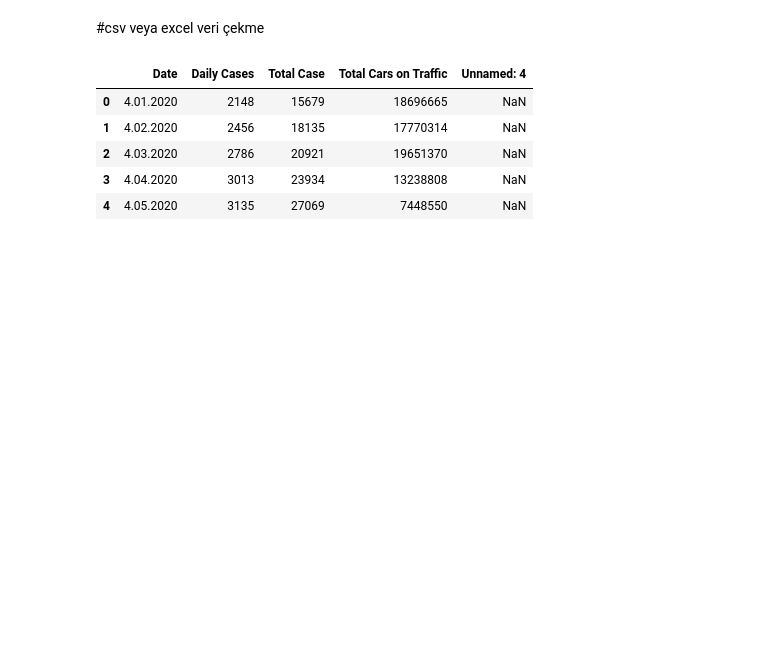
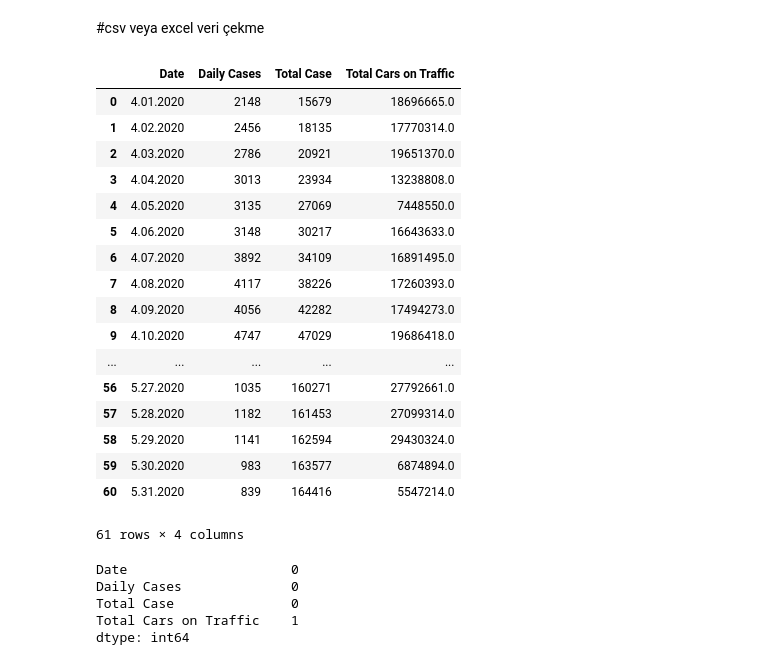
Before and after one commit to aydincakfirat/tby414-proje-grup-6, a Jupyter notebook: Test 1 korelasyon.ipynb, the cells around one changed output. Saved outputs shown, nothing was run; the diff lists cells and outputs as text; code cells hidden in the pictures; blank space fills up the shorter version.

```diff
--- a/Test 1 korelasyon.ipynb
+++ b/Test 1 korelasyon.ipynb
@@ -18,13 +18,33 @@ pwd
 # %% [markdown]
 #csv veya excel veri çekme
 # %%
-df = pd.read_csv("C:/Users/firat/NewFolder1/434.csv",sep=';')
+df = pd.read_csv("C:/Users/firat/NewFolder1/435.csv",sep=';')
 # %%
-df.head()
+df
 # %% [output]
-|  | Date | Daily Cases | Total Case | Total Cars on Traffic | Unnamed: 4 |
-| 0 | 4.01.2020 | 2148 | 15679 | 18696665 | NaN |
-| 1 | 4.02.2020 | 2456 | 18135 | 17770314 | NaN |
-| 2 | 4.03.2020 | 2786 | 20921 | 19651370 | NaN |
-| 3 | 4.04.2020 | 3013 | 23934 | 13238808 | NaN |
-| 4 | 4.05.2020 | 3135 | 27069 | 7448550 | NaN |
+|  | Date | Daily Cases | Total Case | Total Cars on Traffic |
+| 0 | 4.01.2020 | 2148 | 15679 | 18696665.0 |
+| 1 | 4.02.2020 | 2456 | 18135 | 17770314.0 |
+| 2 | 4.03.2020 | 2786 | 20921 | 19651370.0 |
+| 3 | 4.04.2020 | 3013 | 23934 | 13238808.0 |
+| 4 | 4.05.2020 | 3135 | 27069 | 7448550.0 |
+| 5 | 4.06.2020 | 3148 | 30217 | 16643633.0 |
+| 6 | 4.07.2020 | 3892 | 34109 | 16891495.0 |
+| 7 | 4.08.2020 | 4117 | 38226 | 17260393.0 |
+| 8 | 4.09.2020 | 4056 | 42282 | 17494273.0 |
+| 9 | 4.10.2020 | 4747 | 47029 | 19686418.0 |
+| ... | ... | ... | ... | ... |
+| 56 | 5.27.2020 | 1035 | 160271 | 27792661.0 |
+| 57 | 5.28.2020 | 1182 | 161453 | 27099314.0 |
+| 58 | 5.29.2020 | 1141 | 162594 | 29430324.0 |
+| 59 | 5.30.2020 | 983 | 163577 | 6874894.0 |
+| 60 | 5.31.2020 | 839 | 164416 | 5547214.0 |
+61 rows × 4 columns
+# %%
+df.isnull().sum()
+# %% [output]
+Date                     0
+Daily Cases              0
+Total Case               0
+Total Cars on Traffic    1
+dtype: int64
```
Also changed, not shown: parts of 5 cells of this notebook, 1 other file.
